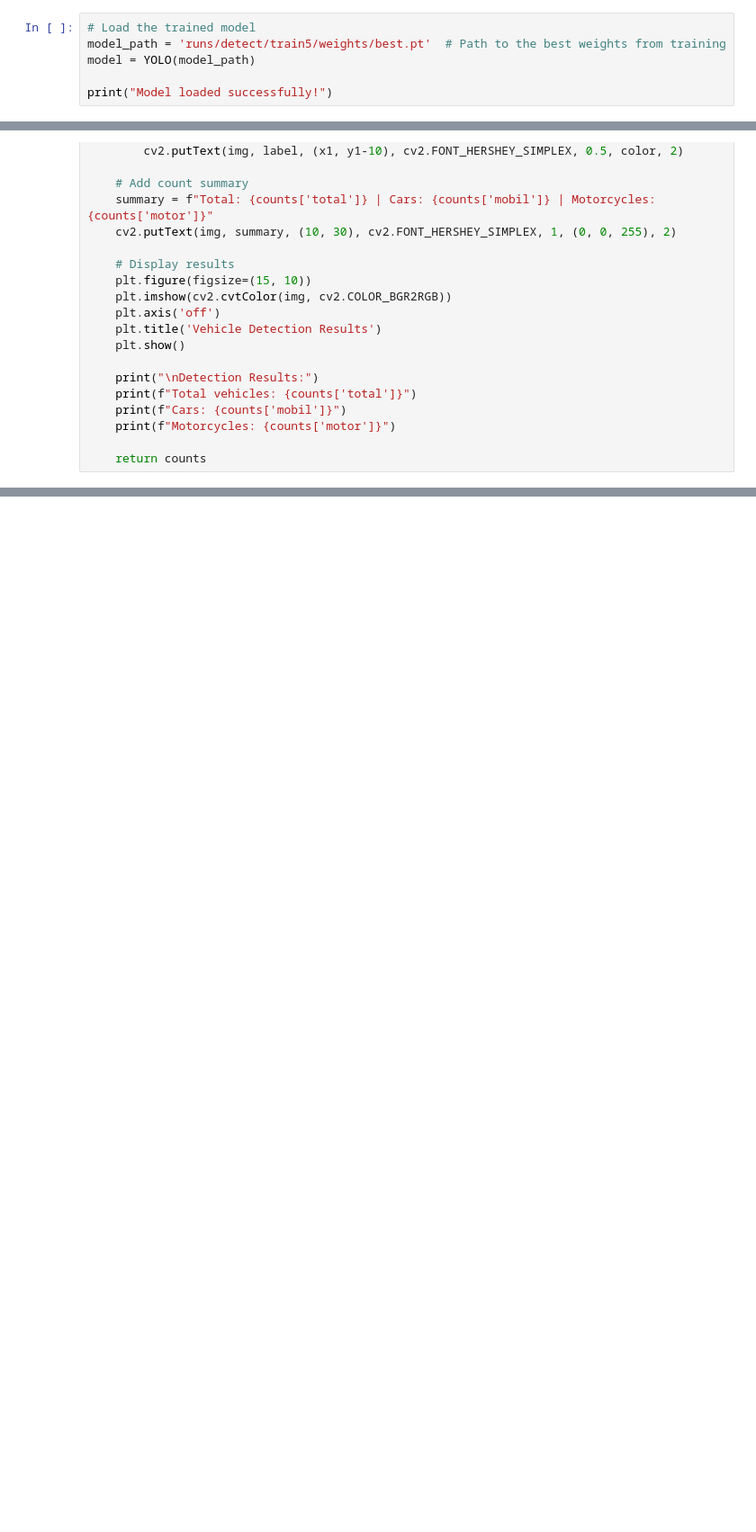
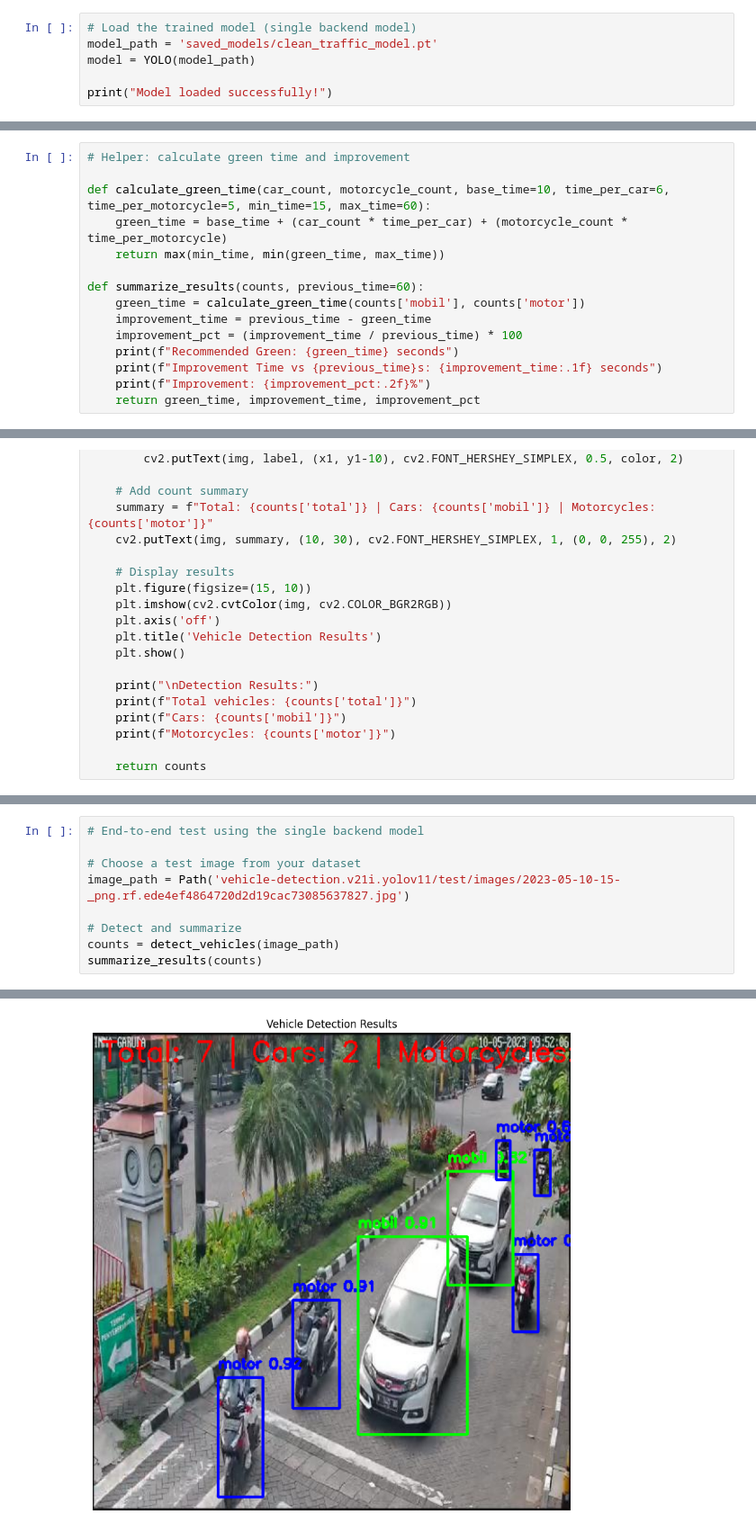
Before and after one commit to Krishna1129/New-folder--3-, a Jupyter notebook: vehicle_detection_inference.ipynb, the cells around one changed output, grey strips where cells are left out. Shown at 90% size. Cells and saved outputs as stored; diff of their text form; blank space fills up the shorter version.

```diff
--- a/vehicle_detection_inference.ipynb
+++ b/vehicle_detection_inference.ipynb
@@ -20,13 +20,28 @@ print("Available classes:", data_config['names'])
 # %% [output]
 Available classes: ['mobil', 'motor']
 # %%
-# Load the trained model
-model_path = 'runs/detect/train5/weights/best.pt'  # Path to the best weights from training
+# Load the trained model (single backend model)
+model_path = 'saved_models/clean_traffic_model.pt'
 model = YOLO(model_path)
 
 print("Model loaded successfully!")
 # %% [output]
 Model loaded successfully!
+# %%
+# Helper: calculate green time and improvement
+
+def calculate_green_time(car_count, motorcycle_count, base_time=10, time_per_car=6, time_per_motorcycle=5, min_time=15, max_time=60):
+    green_time = base_time + (car_count * time_per_car) + (motorcycle_count * time_per_motorcycle)
+    return max(min_time, min(green_time, max_time))
+
+def summarize_results(counts, previous_time=60):
+    green_time = calculate_green_time(counts['mobil'], counts['motor'])
+    improvement_time = previous_time - green_time
+    improvement_pct = (improvement_time / previous_time) * 100
+    print(f"Recommended Green: {green_time} seconds")
+    print(f"Improvement Time vs {previous_time}s: {improvement_time:.1f} seconds")
+    print(f"Improvement: {improvement_pct:.2f}%")
+    return green_time, improvement_time, improvement_pct
 # %%
 # Function to process image and display results
 def detect_vehicles(image_path, conf_threshold=0.25):
@@ -96,0 +99,10 @@ Motorcycles: 0
+# %%
+# End-to-end test using the single backend model
+
+# Choose a test image from your dataset
+image_path = Path('vehicle-detection.v21i.yolov11/test/images/2023-05-10-15-_png.rf.ede4ef4864720d2d19cac73085637827.jpg')
+
+# Detect and summarize
+counts = detect_vehicles(image_path)
+summarize_results(counts)
+# %% [output]
@@ -96,0 +111 @@ Motorcycles: 0
+[figure, added]
```
Also changed, not shown: parts of 2 cells of this notebook, 4 other files.
